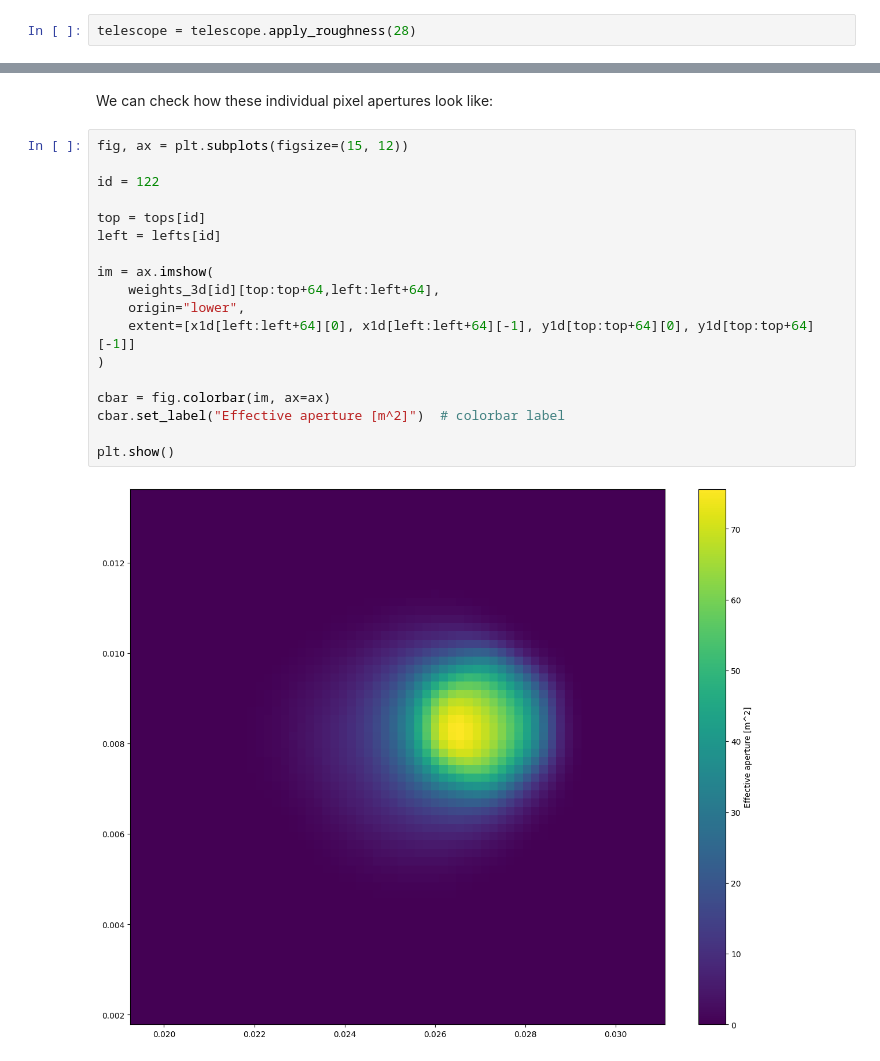
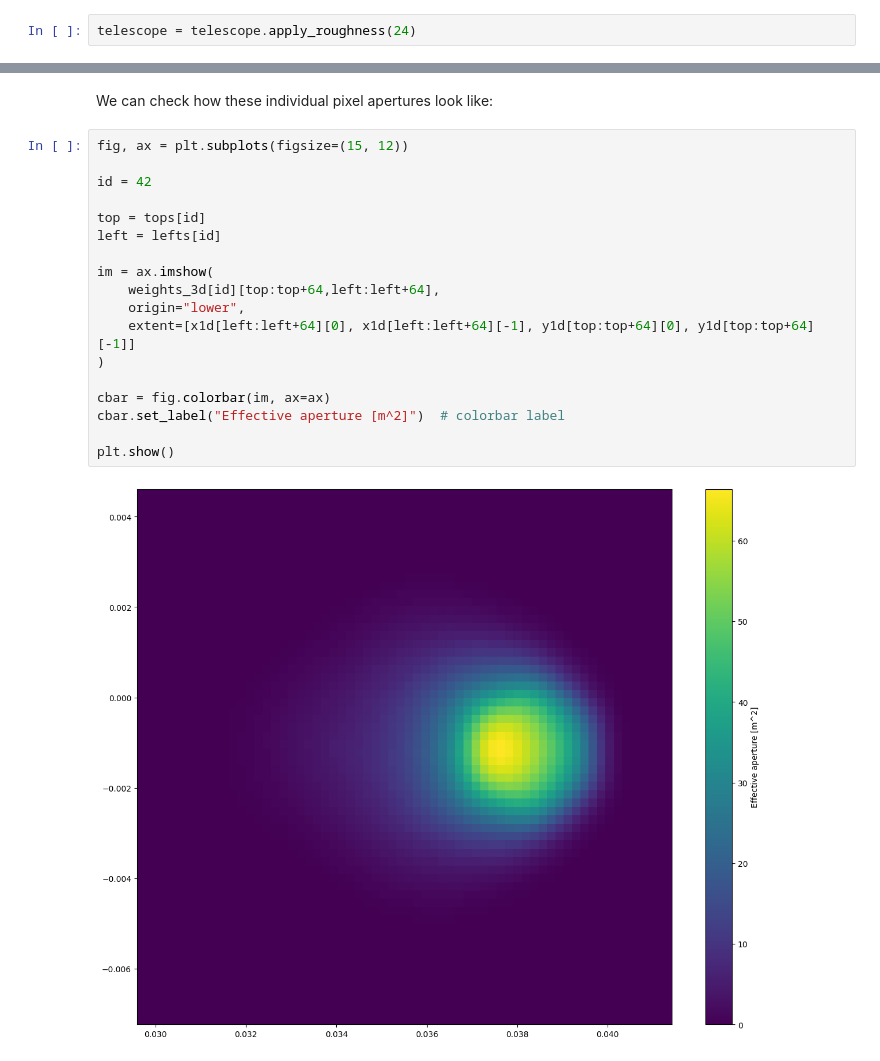
Before and after one commit to GerritRo/iactrace, a Jupyter notebook: examples/ResponseMatrix.ipynb, the cells around one changed output, grey strips where cells are left out. Drawn from its saved outputs; the diff is of its cells as text.

```diff
--- a/examples/ResponseMatrix.ipynb
+++ b/examples/ResponseMatrix.ipynb
@@ -23,4 +23,4 @@ telescope = Telescope.from_yaml('../configs/HESS/CT3.yaml', MCIntegrator(64), ke
 # %% [markdown]
 Then we apply mirror roughness:
 # %%
-telescope = telescope.apply_roughness(28)
+telescope = telescope.apply_roughness(24)
@@ -131,20 +129,20 @@ We can check how these individual pixel apertures look like:
 # %%
 fig, ax = plt.subplots(figsize=(15, 12))
 
-id = 122
+id = 42
 
 top = tops[id]
 left = lefts[id]
 
 im = ax.imshow(
     weights_3d[id][top:top+64,left:left+64],
     origin="lower",
     extent=[x1d[left:left+64][0], x1d[left:left+64][-1], y1d[top:top+64][0], y1d[top:top+64][-1]]
 )
 
 cbar = fig.colorbar(im, ax=ax)
 cbar.set_label("Effective aperture [m^2]")  # colorbar label
 
 plt.show()
 # %% [output]
-[figure, old version]
+[figure, new version]
```
Also changed, not shown: parts of 6 cells of this notebook, 2 other files.
